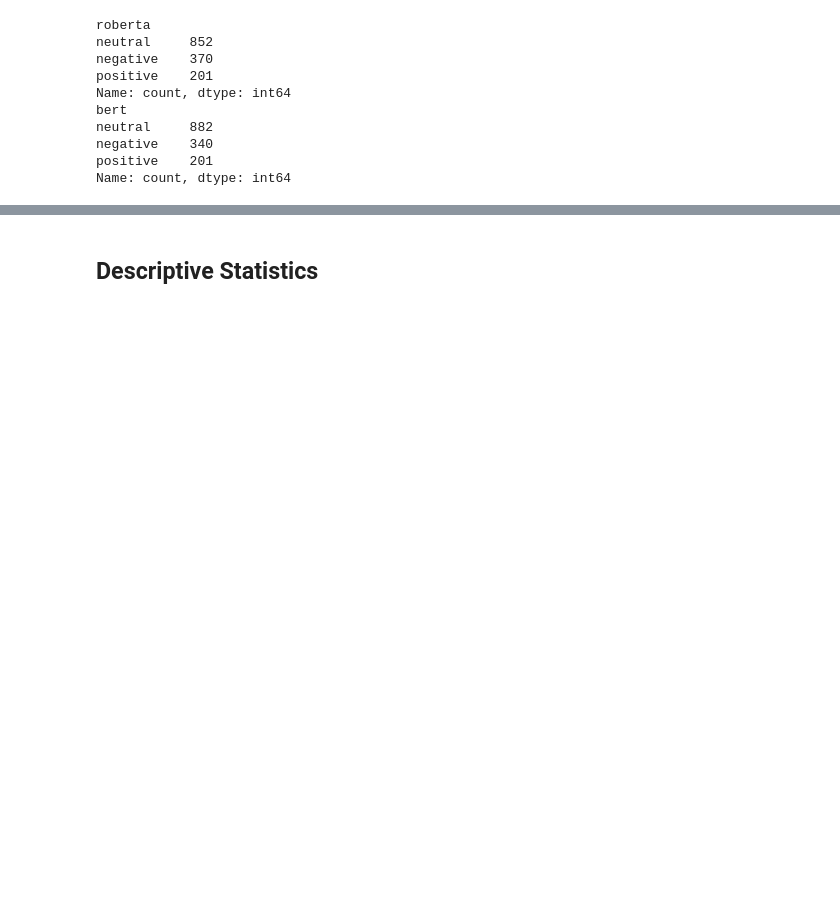
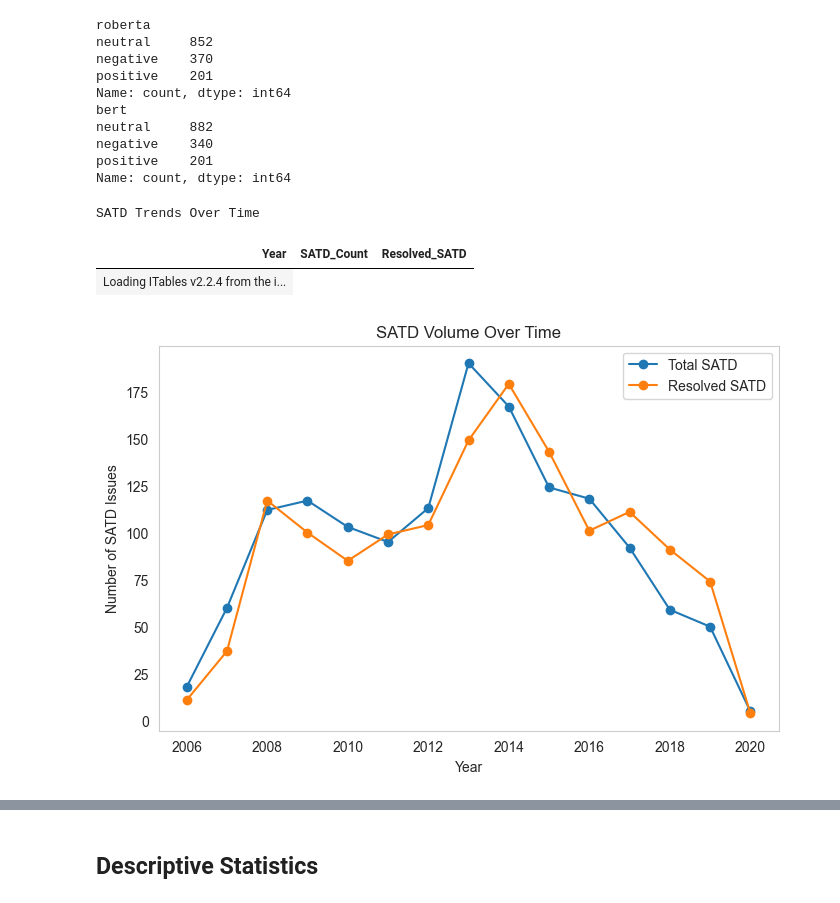
Before and after one commit to himawanbayu/EvidenceBasedSWE_SATDSentiment, a Jupyter notebook: codes/rq2/Comments.ipynb, the cells around one changed output, grey strips where cells are left out. Drawn from its saved outputs; the diff is of its cells as text; code cells hidden in the pictures; blank space fills up the shorter version.

```diff
--- a/codes/rq2/Comments.ipynb
+++ b/codes/rq2/Comments.ipynb
@@ -25,3 +27,45 @@ neutral     882
 negative    340
 positive    201
 Name: count, dtype: int64
+# %%
+# Convert `created` and `resolved` to datetime format
+data["created"] = pd.to_datetime(data["created"])
+data["resolved"] = pd.to_datetime(data["resolved"])
+
+# Extract year from the timestamps
+data["created_year"] = data["created"].dt.year
+data["resolved_year"] = data["resolved"].dt.year
+
+# Count SATD occurrences per year
+satd_per_year = data.groupby("created_year").size().reset_index(name="SATD_Count")
+
+# Count resolved SATD per year
+resolved_per_year = data.dropna(subset=["resolved"]).groupby("resolved_year").size().reset_index(name="Resolved_Count")
+
+# Merge to see trends
+satd_trend = pd.merge(satd_per_year, resolved_per_year, left_on="created_year", right_on="resolved_year", how="left").fillna(0)
+
+# Rename columns
+satd_trend.rename(columns={"created_year": "Year", "Resolved_Count": "Resolved_SATD"}, inplace=True)
+satd_trend.drop(columns=["resolved_year"], inplace=True)
+
+# Display SATD trends
+
+tools.display_dataframe_to_user(name="SATD Trends Over Time", dataframe=satd_trend)
+# %% [output]
+SATD Trends Over Time
+| Year | SATD_Count | Resolved_SATD |
+| Loading ITables v2.2.4 from the i... |
+# %%
+plt.figure(figsize=(8, 5))
+plt.plot(satd_trend["Year"], satd_trend["SATD_Count"], label="Total SATD", marker="o")
+plt.plot(satd_trend["Year"], satd_trend["Resolved_SATD"], label="Resolved SATD", marker="o")
+
+plt.xlabel("Year")
+plt.ylabel("Number of SATD Issues")
+plt.title("SATD Volume Over Time")
+plt.legend()
+plt.grid()
+plt.show()
+# %% [output]
+[figure, added]
```
Also changed, not shown: parts of 34 cells of this notebook, 3 other files.
